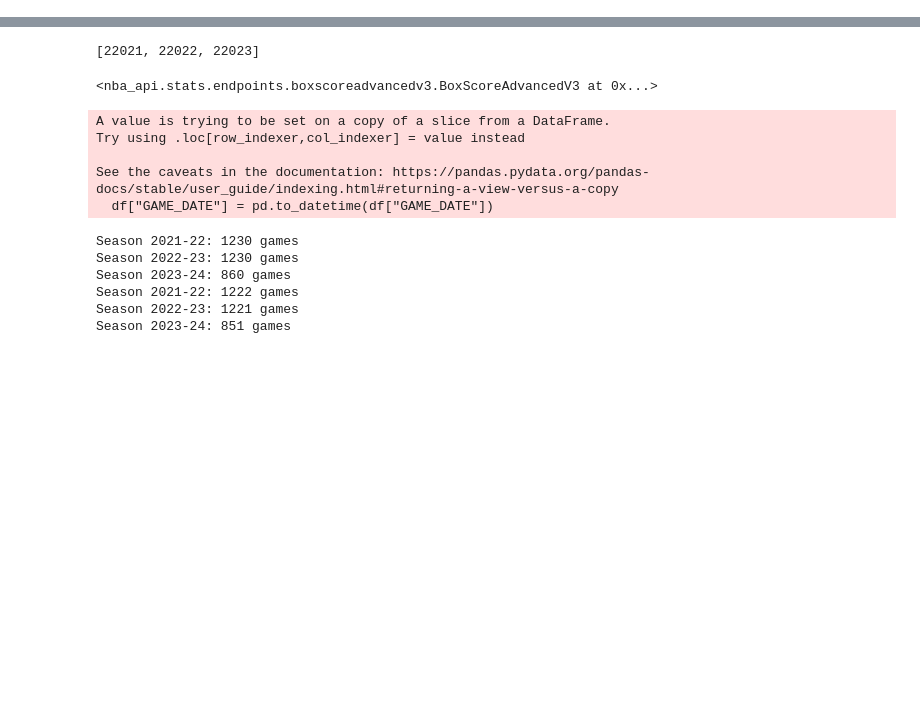
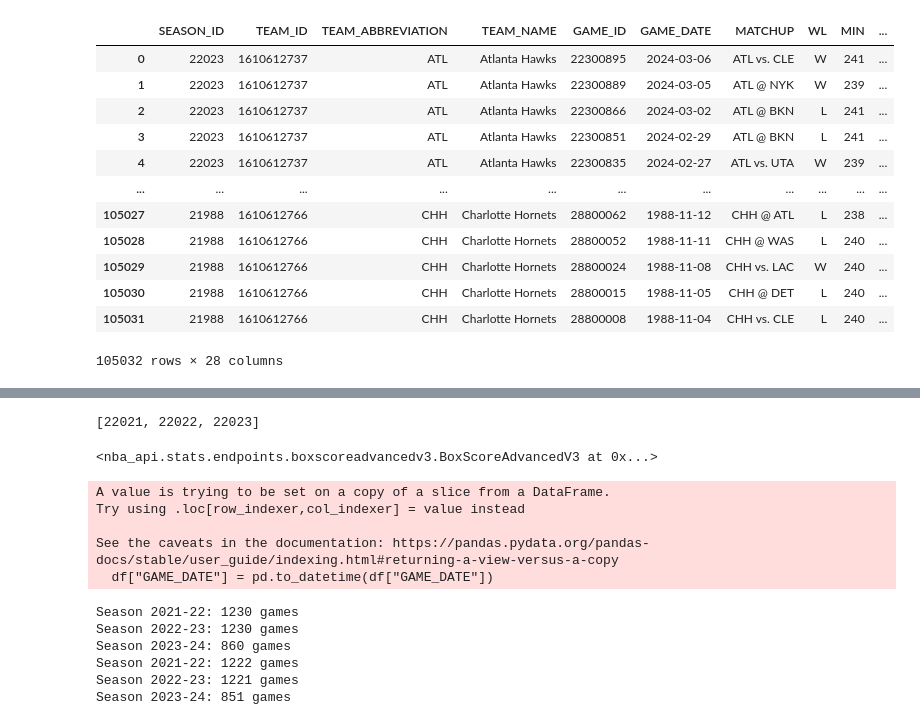
Before and after one commit to stevenworthington/sports_betting, a Jupyter notebook: james/spam_data/notebooks/Untitled1.ipynb, the cells around one changed output, grey strips where cells are left out. Cells and saved outputs as stored; diff of their text form; code cells hidden in the pictures; blank space fills up the shorter version.

```diff
--- a/james/spam_data/notebooks/Untitled1.ipynb
+++ b/james/spam_data/notebooks/Untitled1.ipynb
@@ -3,0 +71,18 @@ from spam_data.api import BOX_SCORE_ADVANCED_STATISTICS
+# %%
+game_df = load_or_fetch_from_cache(ALL_GAMES_BOX_SCORES)
+# %%
+game_df
+# %% [output]
+|  | SEASON_ID | TEAM_ID | TEAM_ABBREVIATION | TEAM_NAME | GAME_ID | GAME_DATE | MATCHUP | WL | MIN | ... |
+| 0 | 22023 | 1610612737 | ATL | Atlanta Hawks | 22300895 | 2024-03-06 | ATL vs. CLE | W | 241 | ... |
+| 1 | 22023 | 1610612737 | ATL | Atlanta Hawks | 22300889 | 2024-03-05 | ATL @ NYK | W | 239 | ... |
+| 2 | 22023 | 1610612737 | ATL | Atlanta Hawks | 22300866 | 2024-03-02 | ATL @ BKN | L | 241 | ... |
+| 3 | 22023 | 1610612737 | ATL | Atlanta Hawks | 22300851 | 2024-02-29 | ATL @ BKN | L | 241 | ... |
+| 4 | 22023 | 1610612737 | ATL | Atlanta Hawks | 22300835 | 2024-02-27 | ATL vs. UTA | W | 239 | ... |
+| ... | ... | ... | ... | ... | ... | ... | ... | ... | ... | ... |
+| 105027 | 21988 | 1610612766 | CHH | Charlotte Hornets | 28800062 | 1988-11-12 | CHH @ ATL | L | 238 | ... |
+| 105028 | 21988 | 1610612766 | CHH | Charlotte Hornets | 28800052 | 1988-11-11 | CHH @ WAS | L | 240 | ... |
+| 105029 | 21988 | 1610612766 | CHH | Charlotte Hornets | 28800024 | 1988-11-08 | CHH vs. LAC | W | 240 | ... |
+| 105030 | 21988 | 1610612766 | CHH | Charlotte Hornets | 28800015 | 1988-11-05 | CHH @ DET | L | 240 | ... |
+| 105031 | 21988 | 1610612766 | CHH | Charlotte Hornets | 28800008 | 1988-11-04 | CHH vs. CLE | L | 240 | ... |
+105032 rows × 28 columns
```
Also changed, not shown: parts of 23 cells of this notebook, 4 other files.
